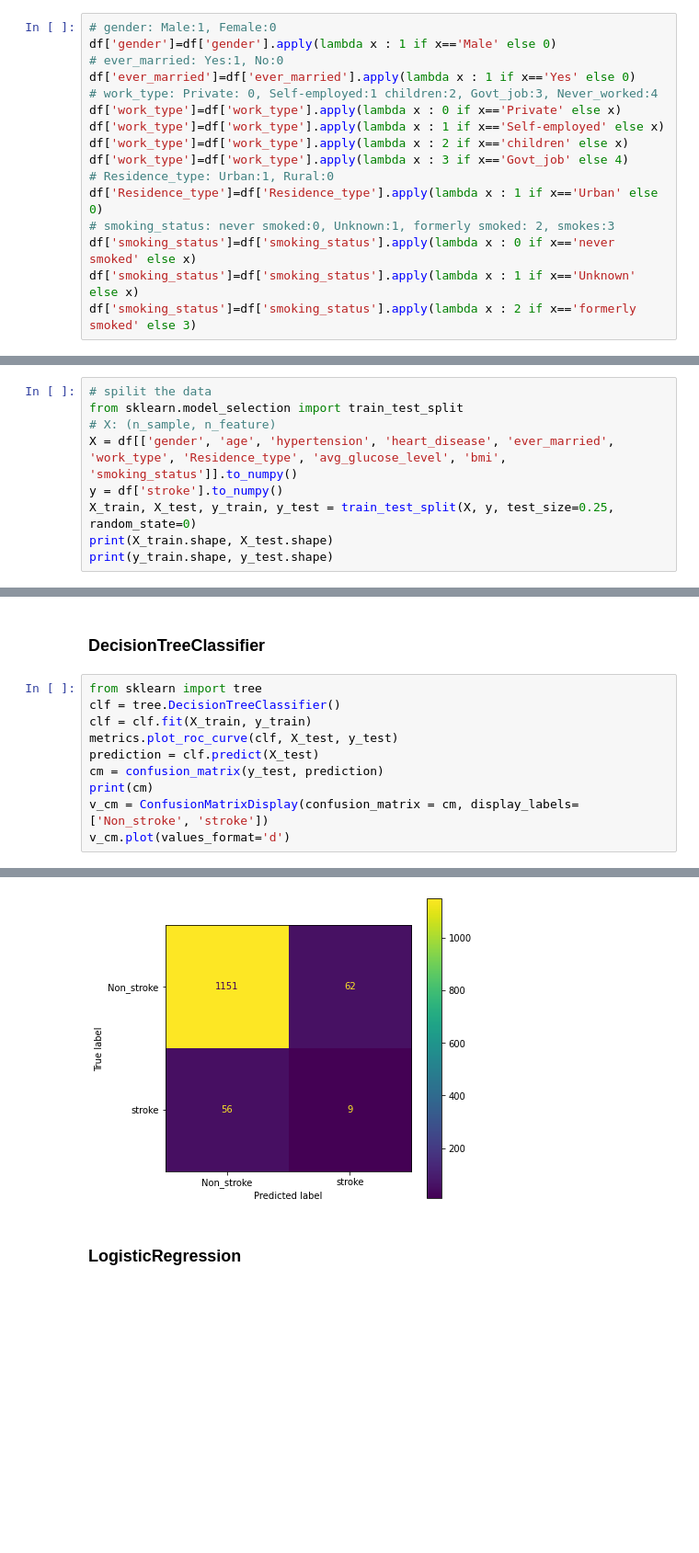
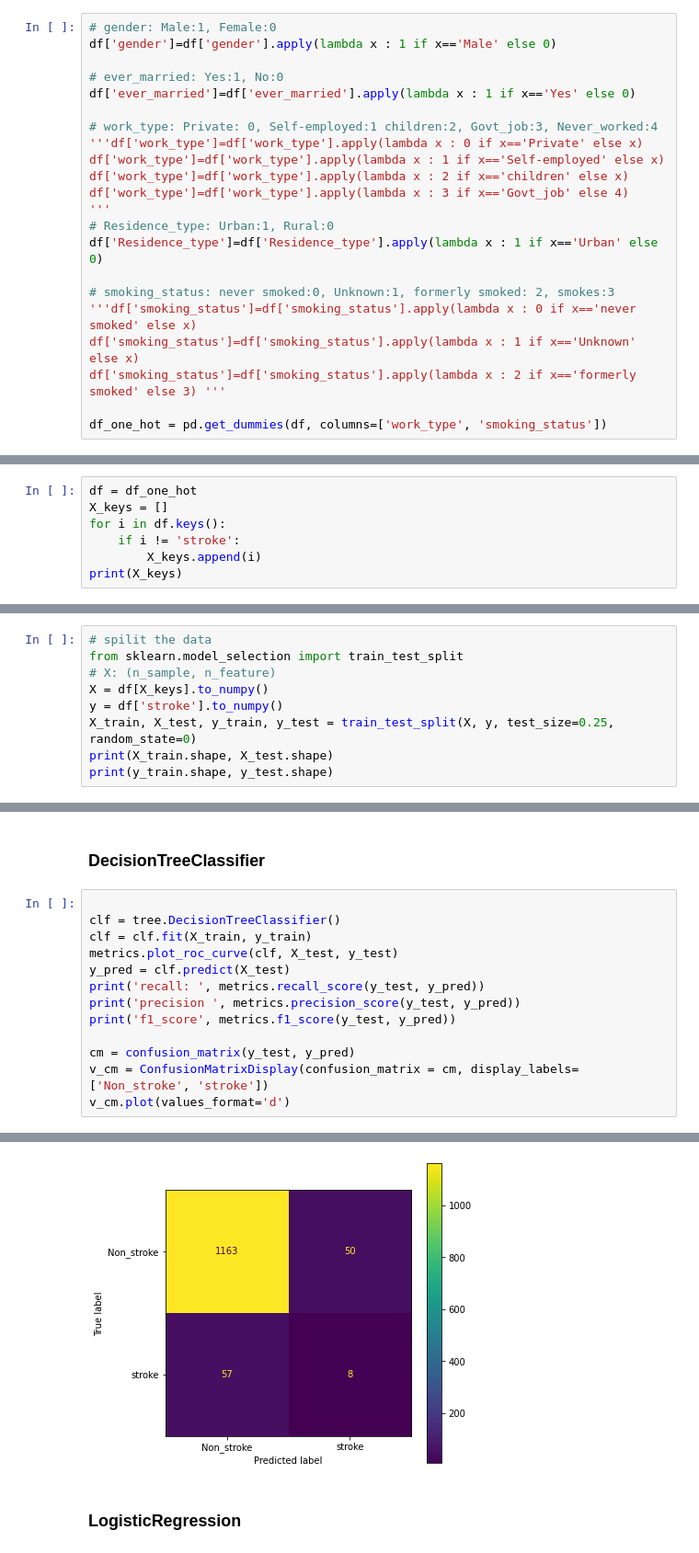
Before and after one commit to MeiTao87/stroke_prediction, a Jupyter notebook: Stroke Prediction Dataset -- 11 clinical features por predicting stroke events.ipynb, the cells around one changed output, grey strips where cells are left out. Shown: that part at 92% size. Cells and saved outputs as stored; diff of their text form; blank space fills up the shorter version.

```diff
--- a/Stroke Prediction Dataset -- 11 clinical features por predicting stroke events.ipynb
+++ b/Stroke Prediction Dataset -- 11 clinical features por predicting stroke events.ipynb
@@ -254,16 +267,22 @@ stroke
 # %%
 # gender: Male:1, Female:0
 df['gender']=df['gender'].apply(lambda x : 1 if x=='Male' else 0)
+
 # ever_married: Yes:1, No:0
 df['ever_married']=df['ever_married'].apply(lambda x : 1 if x=='Yes' else 0)
+
 # work_type: Private: 0, Self-employed:1 children:2, Govt_job:3, Never_worked:4
-df['work_type']=df['work_type'].apply(lambda x : 0 if x=='Private' else x)
+'''df['work_type']=df['work_type'].apply(lambda x : 0 if x=='Private' else x)
 df['work_type']=df['work_type'].apply(lambda x : 1 if x=='Self-employed' else x)
 df['work_type']=df['work_type'].apply(lambda x : 2 if x=='children' else x)
 df['work_type']=df['work_type'].apply(lambda x : 3 if x=='Govt_job' else 4)
+'''
 # Residence_type: Urban:1, Rural:0
 df['Residence_type']=df['Residence_type'].apply(lambda x : 1 if x=='Urban' else 0)
+
 # smoking_status: never smoked:0, Unknown:1, formerly smoked: 2, smokes:3
-df['smoking_status']=df['smoking_status'].apply(lambda x : 0 if x=='never smoked' else x)
+'''df['smoking_status']=df['smoking_status'].apply(lambda x : 0 if x=='never smoked' else x)
 df['smoking_status']=df['smoking_status'].apply(lambda x : 1 if x=='Unknown' else x)
-df['smoking_status']=df['smoking_status'].apply(lambda x : 2 if x=='formerly smoked' else 3)
+df['smoking_status']=df['smoking_status'].apply(lambda x : 2 if x=='formerly smoked' else 3) '''
+
+df_one_hot = pd.get_dummies(df, columns=['work_type', 'smoking_status'])
@@ -285,0 +296,7 @@ df
+# %%
+df = df_one_hot
+X_keys = []
+for i in df.keys():
+    if i != 'stroke':
+        X_keys.append(i)
+print(X_keys)
@@ -287,7 +306,7 @@ df
 # spilit the data
 from sklearn.model_selection import train_test_split
 # X: (n_sample, n_feature)
-X = df[['gender', 'age', 'hypertension', 'heart_disease', 'ever_married', 'work_type', 'Residence_type', 'avg_glucose_level', 'bmi', 'smoking_status']].to_numpy()
+X = df[X_keys].to_numpy()
 y = df['stroke'].to_numpy()
 X_train, X_test, y_train, y_test = train_test_split(X, y, test_size=0.25, random_state=0)
 print(X_train.shape, X_test.shape)
@@ -311,13 +351,16 @@ X_test = scaler.transform(X_test)
 # %% [markdown]
 ### DecisionTreeClassifier
 # %%
-from sklearn import tree
+
 clf = tree.DecisionTreeClassifier()
 clf = clf.fit(X_train, y_train)
 metrics.plot_roc_curve(clf, X_test, y_test)
-prediction = clf.predict(X_test)
-cm = confusion_matrix(y_test, prediction)
-print(cm)
+y_pred = clf.predict(X_test)
+print('recall: ', metrics.recall_score(y_test, y_pred))
+print('precision ', metrics.precision_score(y_test, y_pred))
+print('f1_score', metrics.f1_score(y_test, y_pred))
+
+cm = confusion_matrix(y_test, y_pred)
 v_cm = ConfusionMatrixDisplay(confusion_matrix = cm, display_labels=['Non_stroke', 'stroke'])
 v_cm.plot(values_format='d')
 # %% [output]
@@ -326,6 +370,6 @@ v_cm.plot(values_format='d')
 <sklearn.metrics._plot.confusion_matrix.ConfusionMatrixDisplay at 0x...>
 [figure]
-[figure, old version]
+[figure, new version]
 # %% [markdown]
 ### LogisticRegression
 # %%
```
Also changed, not shown: parts of 27 cells of this notebook.
